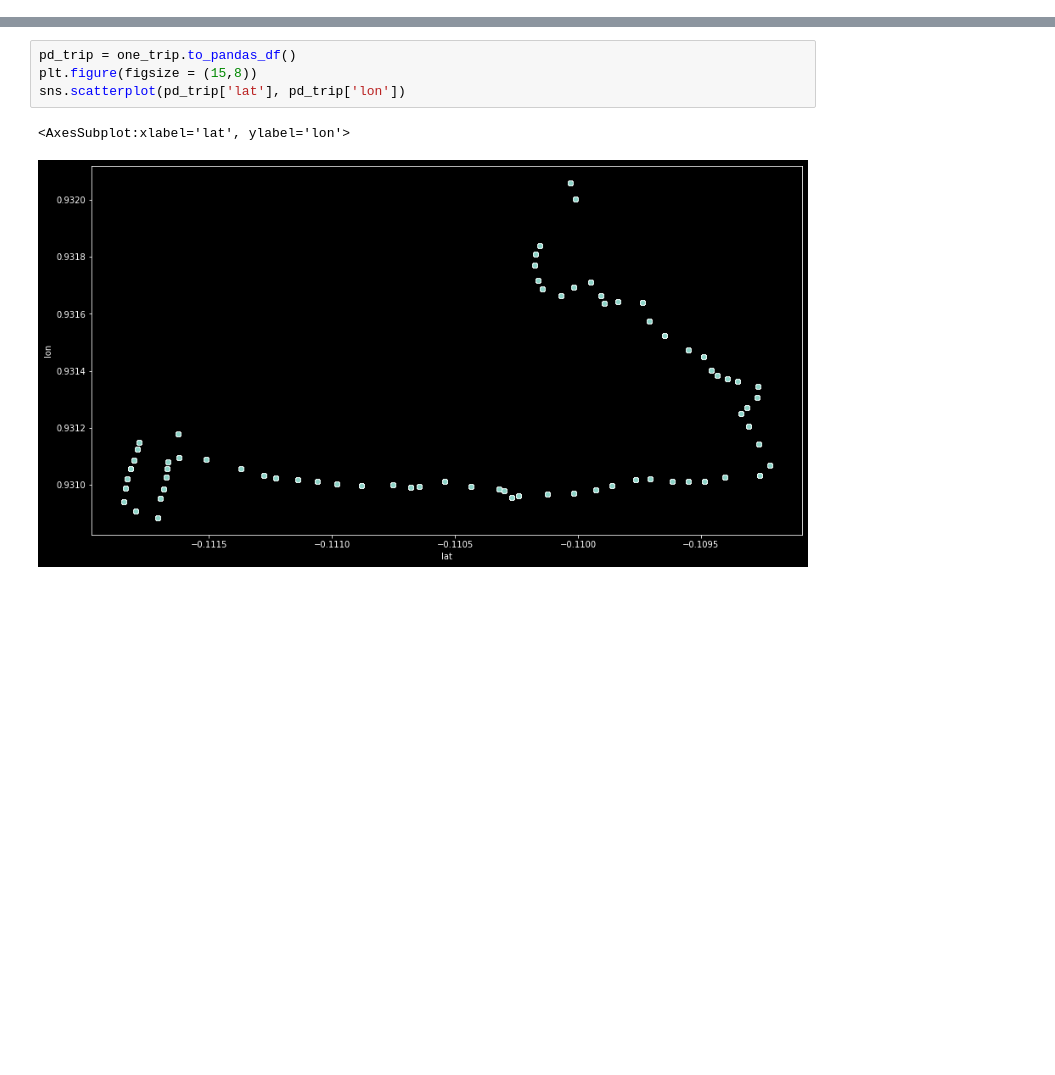
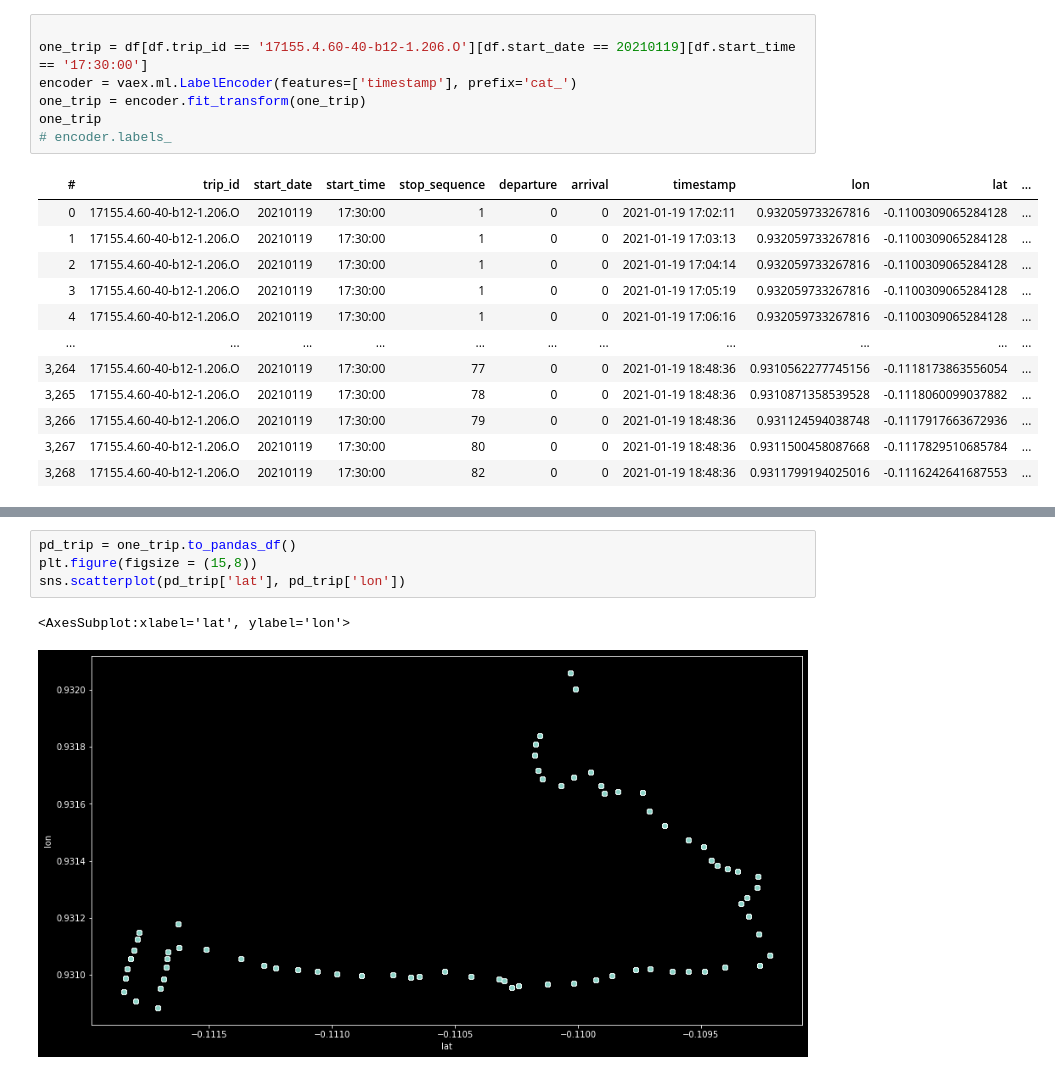
Before and after one commit to Drakodav/backend_d-dub, a Jupyter notebook: ml/preprocess/gtfsr_explore.ipynb, the cells around one changed output, grey strips where cells are left out. Cells and saved outputs as stored; diff of their text form; blank space fills up the shorter version.

```diff
--- a/ml/preprocess/gtfsr_explore.ipynb
+++ b/ml/preprocess/gtfsr_explore.ipynb
@@ -56 +57,21 @@ df
+# %%
+
+one_trip = df[df.trip_id == '17155.4.60-40-b12-1.206.O'][df.start_date == 20210119][df.start_time == '17:30:00']
+encoder = vaex.ml.LabelEncoder(features=['timestamp'], prefix='cat_')
+one_trip = encoder.fit_transform(one_trip)
+one_trip
+# encoder.labels_
+# %% [output]
+| # | trip_id | start_date | start_time | stop_sequence | departure | arrival | timestamp | lon | lat | ... |
+| 0 | 17155.4.60-40-b12-1.206.O | 20210119 | 17:30:00 | 1 | 0 | 0 | 2021-01-19 17:02:11 | 0.932059733267816 | -0.1100309065284128 | ... |
+| 1 | 17155.4.60-40-b12-1.206.O | 20210119 | 17:30:00 | 1 | 0 | 0 | 2021-01-19 17:03:13 | 0.932059733267816 | -0.1100309065284128 | ... |
+| 2 | 17155.4.60-40-b12-1.206.O | 20210119 | 17:30:00 | 1 | 0 | 0 | 2021-01-19 17:04:14 | 0.932059733267816 | -0.1100309065284128 | ... |
+| 3 | 17155.4.60-40-b12-1.206.O | 20210119 | 17:30:00 | 1 | 0 | 0 | 2021-01-19 17:05:19 | 0.932059733267816 | -0.1100309065284128 | ... |
+| 4 | 17155.4.60-40-b12-1.206.O | 20210119 | 17:30:00 | 1 | 0 | 0 | 2021-01-19 17:06:16 | 0.932059733267816 | -0.1100309065284128 | ... |
+| ... | ... | ... | ... | ... | ... | ... | ... | ... | ... | ... |
+| 3,264 | 17155.4.60-40-b12-1.206.O | 20210119 | 17:30:00 | 77 | 0 | 0 | 2021-01-19 18:48:36 | 0.9310562277745156 | -0.1118173863556054 | ... |
+| 3,265 | 17155.4.60-40-b12-1.206.O | 20210119 | 17:30:00 | 78 | 0 | 0 | 2021-01-19 18:48:36 | 0.9310871358539528 | -0.1118060099037882 | ... |
+| 3,266 | 17155.4.60-40-b12-1.206.O | 20210119 | 17:30:00 | 79 | 0 | 0 | 2021-01-19 18:48:36 | 0.931124594038748 | -0.1117917663672936 | ... |
+| 3,267 | 17155.4.60-40-b12-1.206.O | 20210119 | 17:30:00 | 80 | 0 | 0 | 2021-01-19 18:48:36 | 0.9311500458087668 | -0.1117829510685784 | ... |
+| 3,268 | 17155.4.60-40-b12-1.206.O | 20210119 | 17:30:00 | 82 | 0 | 0 | 2021-01-19 18:48:36 | 0.9311799194025016 | -0.1116242641687553 | ... |
 # %%
```
Also changed, not shown: parts of 6 cells of this notebook, 2 other files.
